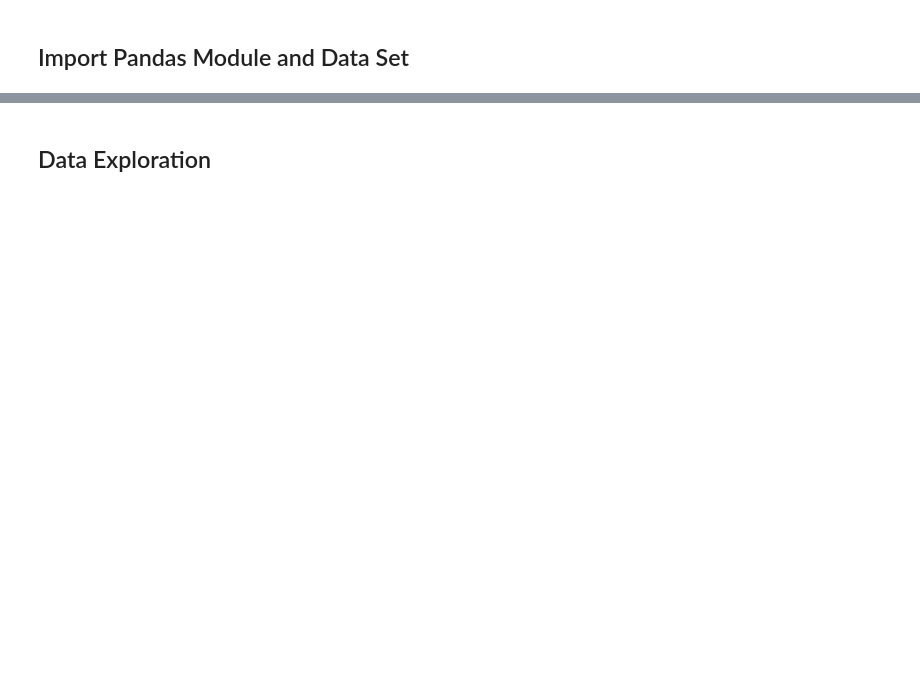
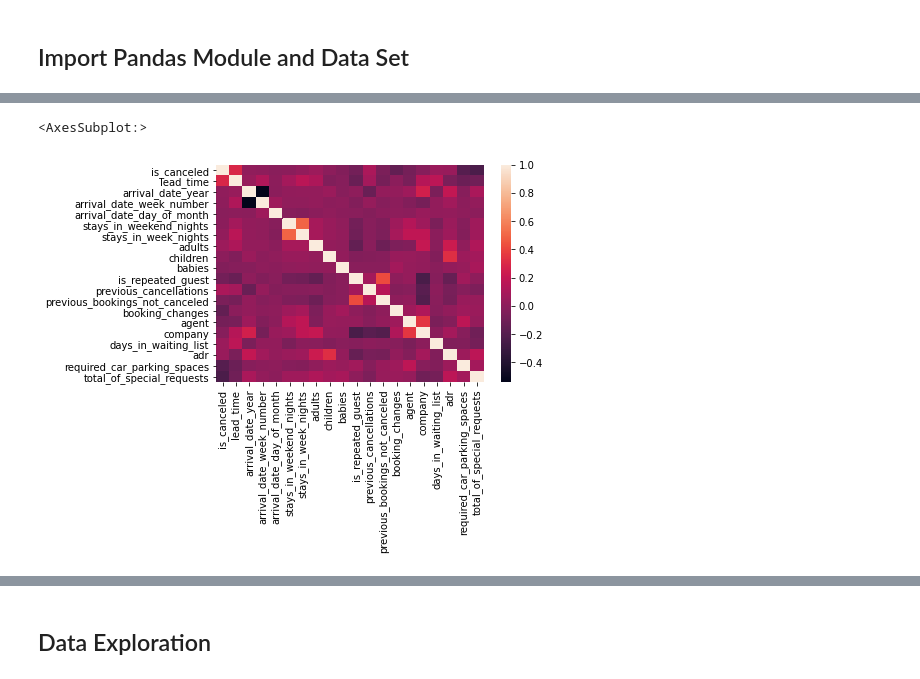
Before and after one commit to Dzhang921/Hotel-Cancellation-Prediction, a Jupyter notebook: Hotel Booking - Jason Zhang.ipynb, the cells around one changed output, grey strips where cells are left out. Saved outputs shown, nothing was run; the diff lists cells and outputs as text; code cells hidden in the pictures; blank space fills up the shorter version.

```diff
--- a/Hotel Booking - Jason Zhang.ipynb
+++ b/Hotel Booking - Jason Zhang.ipynb
@@ -8,12 +105,4 @@ Populating the interactive namespace from numpy and matplotlib
 # %%
-hotel_df = pd.read_csv('./hotel_booking.csv')
-
-# After reading the first line, I feel like we don't need those columns
-hotel_df = hotel_df.drop(['name','email','phone-number', 'credit_card','agent'], axis=1)
-
-# Combine the date columns into 1 and convert to datetime
-hotel_df['arrival_date_whole'] = pd.to_datetime(hotel_df['arrival_date_year'].astype(str)+hotel_df['arrival_date_month']+hotel_df['arrival_date_day_of_month'].astype(str),
-                                               format='%Y%B%d')
-# Print out the first line
-hotel_df.iloc[0]
+hotel_df = pd.read_csv('hotel_booking.csv')
+hotel_df.head()
 # %% [output]
@@ -36,0 +136,9 @@ Name: 0, dtype: object
+# %%
+import seaborn as sns
+corr = hotel_df.corr()
+sns.heatmap(corr,
+            xticklabels=corr.columns.values,
+            yticklabels=corr.columns.values)
+# %% [output]
+<AxesSubplot:>
+[figure, added]
```
Also changed, not shown: parts of 45 cells of this notebook.
